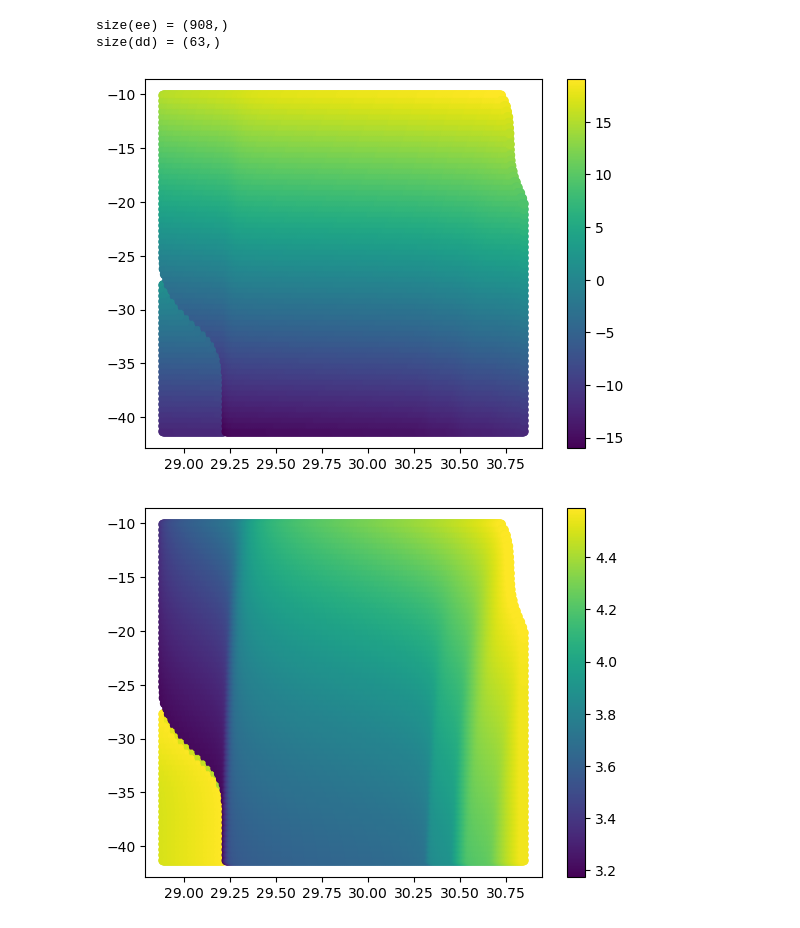
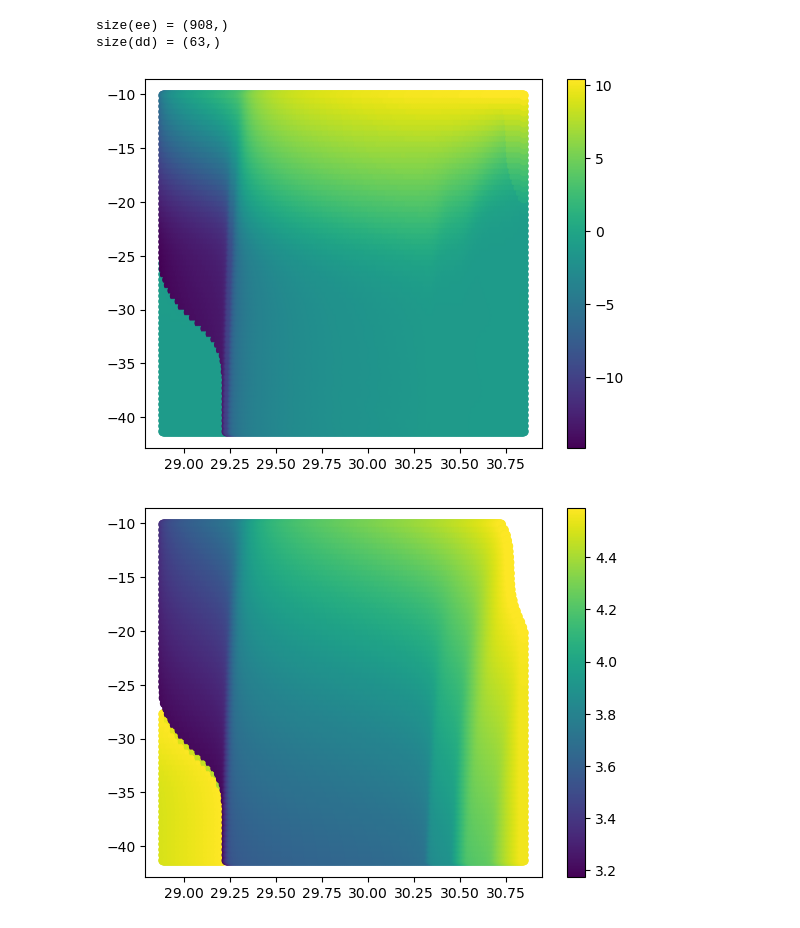
Before and after one commit to pe1995/MUST.jl, a Jupyter notebook: examples/EoS/leg2TS.ipynb, the cells around one changed output. Saved outputs shown, nothing was run; the diff lists cells and outputs as text; code cells hidden in the pictures.

```diff
--- a/examples/EoS/leg2TS.ipynb
+++ b/examples/EoS/leg2TS.ipynb
@@ -112,6 +112,7 @@ We lookup the new grid in the old EoS.
 # %%
 pg = zeros(eltype(d), length(e), length(d))
 te = zeros(eltype(d), length(e), length(d))
+kr = zeros(eltype(d), length(e), length(d))
 k  = zeros(eltype(d), length(e), length(d), 4)
 s  = zeros(eltype(d), length(e), length(d), 4)
 
@@ -128,11 +129,16 @@ look_or_nan(eos, what, d, e, unit=1) = begin
     end
 end
 
+aos_direct = @axed eos_direct
+
 for i in eachindex(d)
     di = dd[i:i]
     for j in eachindex(e)
         pg[j, i]   = look_or_nan(leEos, :P,    di,  ee[j:j], units.p)
         te[j, i]   = look_or_nan(leEos, :T,    di,  ee[j:j], 1)
+        ee_other   = lookup(aos_direct, :lnEi, Float32(log(di[1] * units.d)), log(te[j,i]))
+
+        kr[j, i]   = exp(lookup(aos_direct, :lnRoss,  Float32(log(di[1] * units.d)),  ee_other))
         k[j, i, 1] = look_or_nan(leEos, :K1,   di,  ee[j:j], units.rk)
         k[j, i, 2] = look_or_nan(leEos, :K2,   di,  ee[j:j], units.rk)
         k[j, i, 3] = look_or_nan(leEos, :K3,   di,  ee[j:j], units.rk)
@@ -149,13 +155,13 @@ size(dd) = (63,)
 # %%
 close()
 
 ee, dd = meshgrid(e, d)
-plt.scatter(ee, dd, c=log.(pg))
+plt.scatter(ee, dd, c=log.(kr))
 plt.colorbar()
 
 gcf()
 # %% [output]
-[figure, old version]
+[figure, new version]
 # %%
 close()
 
```
Also changed, not shown: parts of 6 cells of this notebook, 8 other files.
